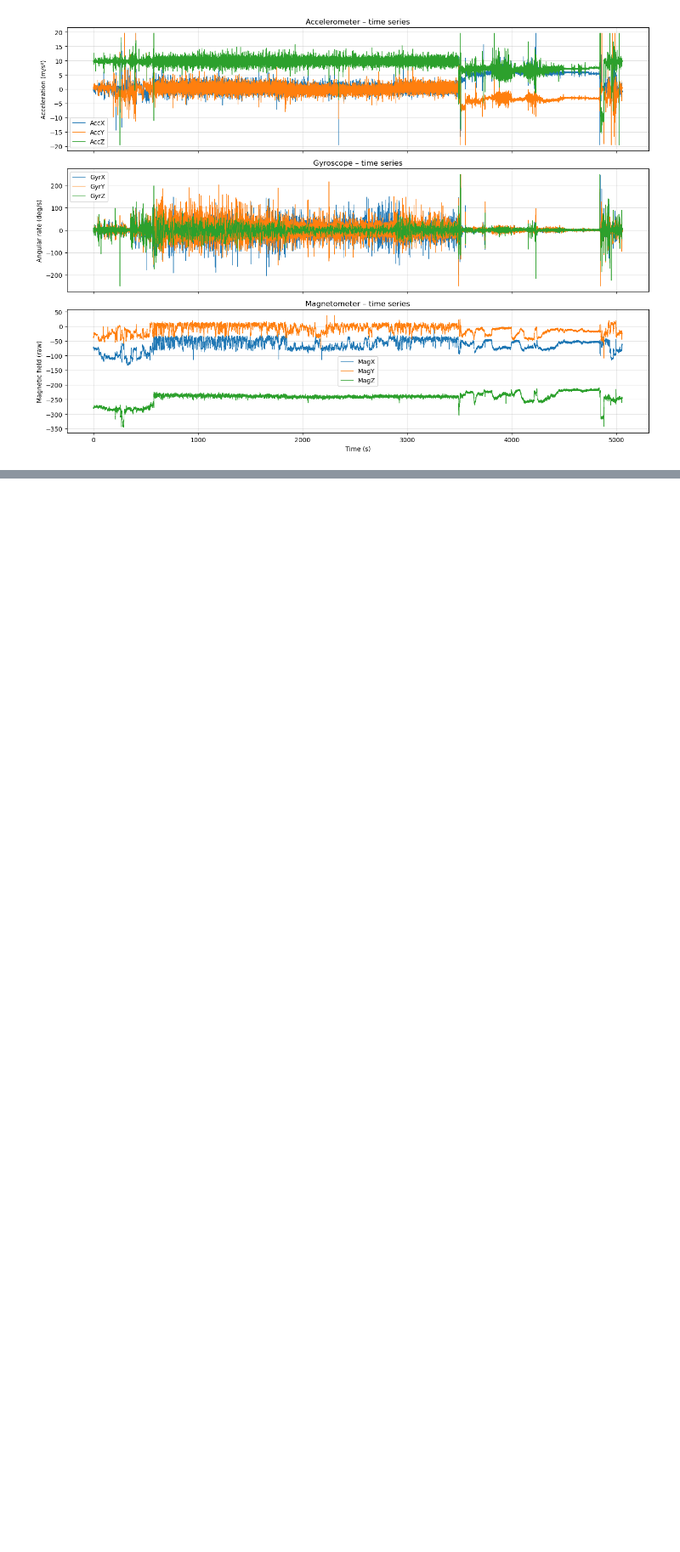
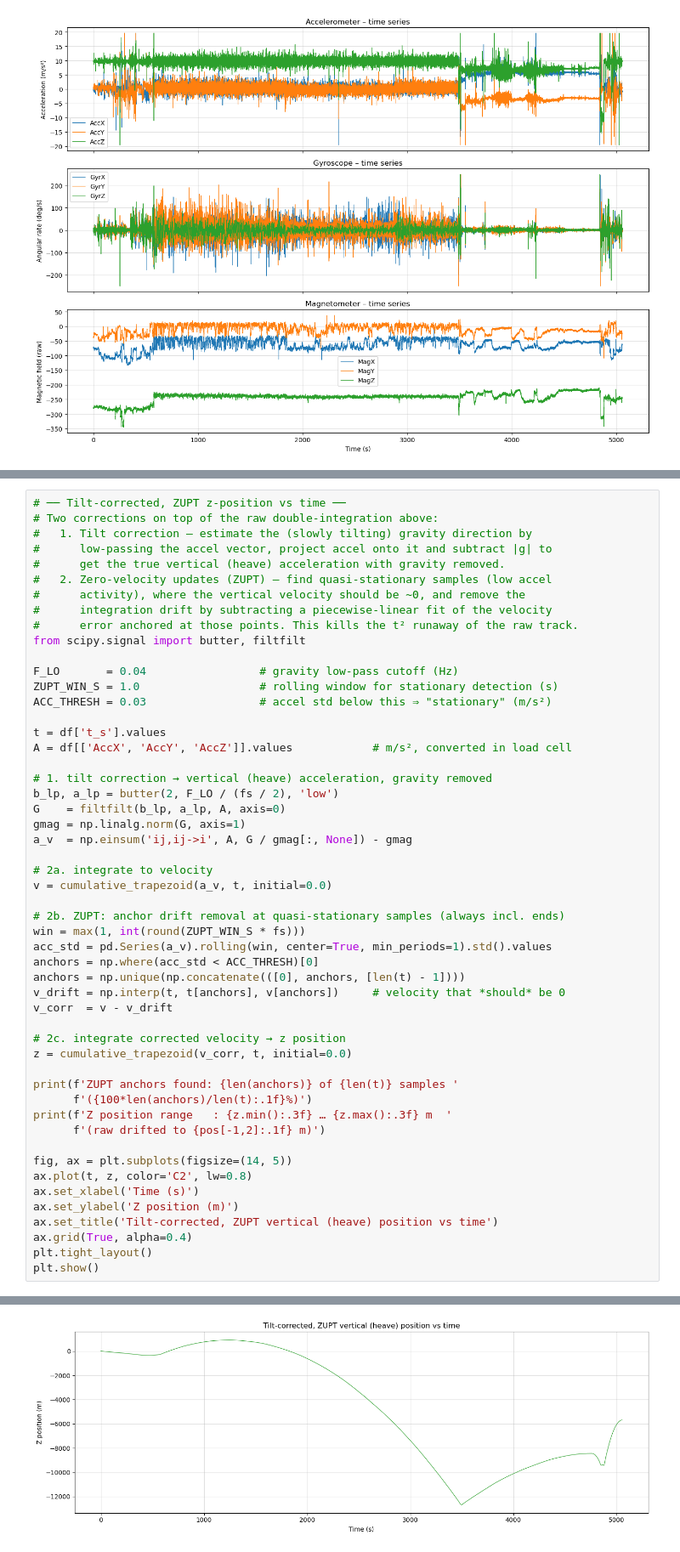
Before and after one commit to arobotdinosaur/MAE_223_Work, a Jupyter notebook: PendulumFFT_Simple.ipynb, the cells around one changed output, grey strips where cells are left out. Shown at 85% size. Drawn from its saved outputs; the diff is of its cells as text; blank space fills up the shorter version.

```diff
--- a/PendulumFFT_Simple.ipynb
+++ b/PendulumFFT_Simple.ipynb
@@ -66,0 +119,53 @@ plt.show()
+# %%
+# ── Tilt-corrected, ZUPT z-position vs time ──
+# Two corrections on top of the raw double-integration above:
+#   1. Tilt correction — estimate the (slowly tilting) gravity direction by
+#      low-passing the accel vector, project accel onto it and subtract |g| to
+#      get the true vertical (heave) acceleration with gravity removed.
+#   2. Zero-velocity updates (ZUPT) — find quasi-stationary samples (low accel
+#      activity), where the vertical velocity should be ~0, and remove the
+#      integration drift by subtracting a piecewise-linear fit of the velocity
+#      error anchored at those points. This kills the t² runaway of the raw track.
+from scipy.signal import butter, filtfilt
+
+F_LO       = 0.04                 # gravity low-pass cutoff (Hz)
+ZUPT_WIN_S = 1.0                  # rolling window for stationary detection (s)
+ACC_THRESH = 0.03                 # accel std below this ⇒ "stationary" (m/s²)
+
+t = df['t_s'].values
+A = df[['AccX', 'AccY', 'AccZ']].values            # m/s², converted in load cell
+
+# 1. tilt correction → vertical (heave) acceleration, gravity removed
+b_lp, a_lp = butter(2, F_LO / (fs / 2), 'low')
+G    = filtfilt(b_lp, a_lp, A, axis=0)
+gmag = np.linalg.norm(G, axis=1)
+a_v  = np.einsum('ij,ij->i', A, G / gmag[:, None]) - gmag
+
+# 2a. integrate to velocity
+v = cumulative_trapezoid(a_v, t, initial=0.0)
+
+# 2b. ZUPT: anchor drift removal at quasi-stationary samples (always incl. ends)
+win = max(1, int(round(ZUPT_WIN_S * fs)))
+acc_std = pd.Series(a_v).rolling(win, center=True, min_periods=1).std().values
+anchors = np.where(acc_std < ACC_THRESH)[0]
+anchors = np.unique(np.concatenate(([0], anchors, [len(t) - 1])))
+v_drift = np.interp(t, t[anchors], v[anchors])     # velocity that *should* be 0
+v_corr  = v - v_drift
+
+# 2c. integrate corrected velocity → z position
+z = cumulative_trapezoid(v_corr, t, initial=0.0)
+
+print(f'ZUPT anchors found: {len(anchors)} of {len(t)} samples '
+      f'({100*len(anchors)/len(t):.1f}%)')
+print(f'Z position range   : {z.min():.3f} … {z.max():.3f} m  '
+      f'(raw drifted to {pos[-1,2]:.1f} m)')
+
+fig, ax = plt.subplots(figsize=(14, 5))
+ax.plot(t, z, color='C2', lw=0.8)
+ax.set_xlabel('Time (s)')
+ax.set_ylabel('Z position (m)')
+ax.set_title('Tilt-corrected, ZUPT vertical (heave) position vs time')
+ax.grid(True, alpha=0.4)
+plt.tight_layout()
+plt.show()
+# %% [output]
@@ -66,0 +174 @@ plt.show()
+[figure, added]
```
Also changed, not shown: parts of 6 cells of this notebook, 4 other files.
